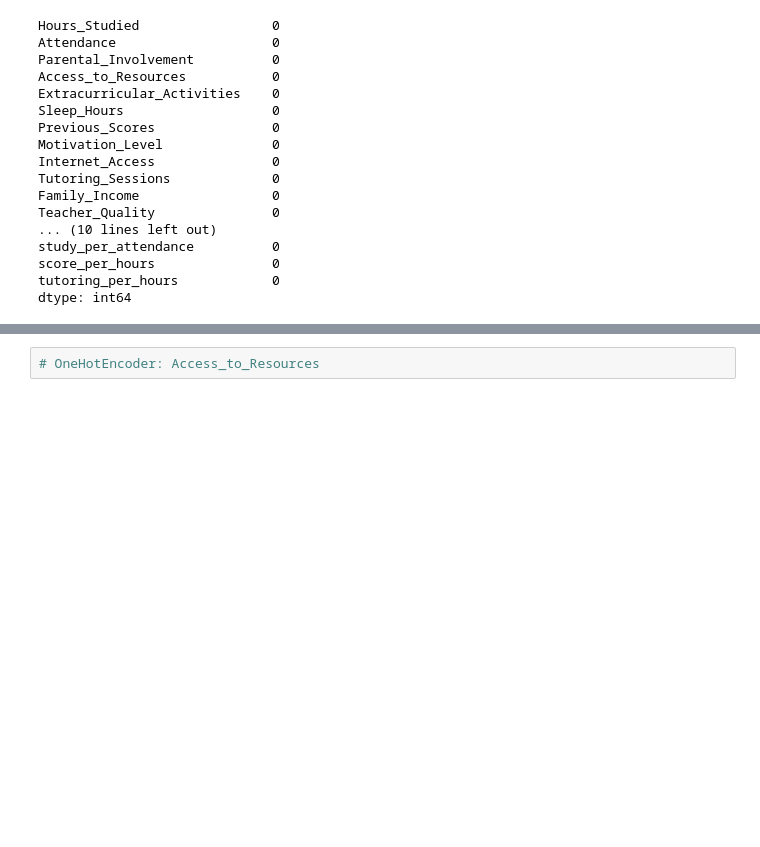
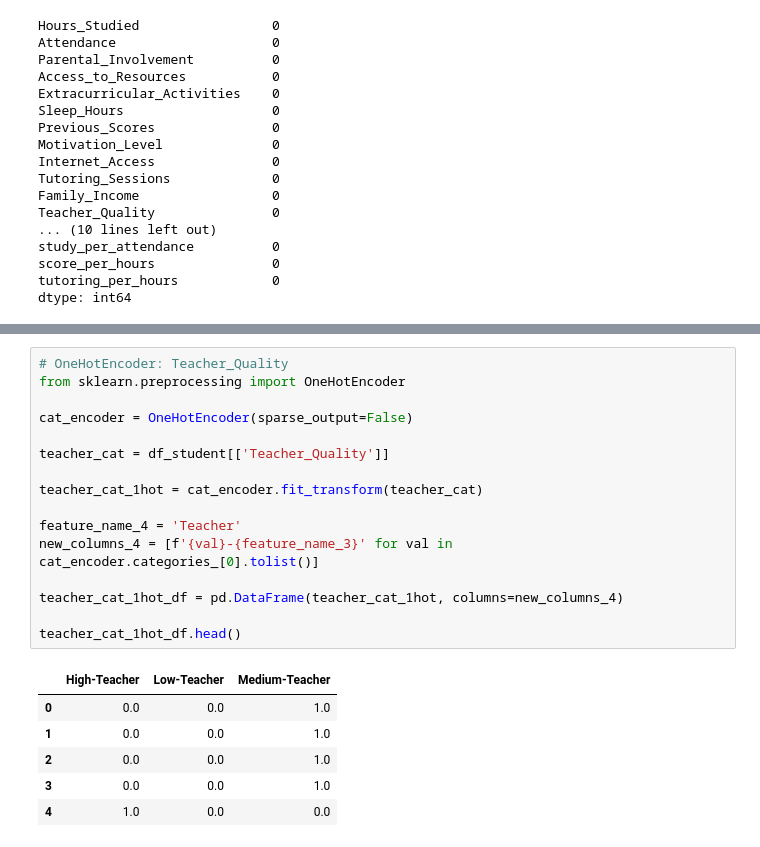
Before and after one commit to UrielReyess08/StudentPerformance_MachineLearning, a Jupyter notebook: Avance_01.ipynb, the cells around one changed output, grey strips where cells are left out. Drawn from its saved outputs; the diff is of its cells as text; blank space fills up the shorter version.

```diff
--- a/Avance_01.ipynb
+++ b/Avance_01.ipynb
@@ -242,3 +294,24 @@ housing_cat_1hot_df
 # %%
-# OneHotEncoder: Access_to_Resources
+# OneHotEncoder: Teacher_Quality
+from sklearn.preprocessing import OneHotEncoder
+
+cat_encoder = OneHotEncoder(sparse_output=False)
+
+teacher_cat = df_student[['Teacher_Quality']]
+
+teacher_cat_1hot = cat_encoder.fit_transform(teacher_cat)
+
+feature_name_4 = 'Teacher'
+new_columns_4 = [f'{val}-{feature_name_3}' for val in cat_encoder.categories_[0].tolist()]
+
+teacher_cat_1hot_df = pd.DataFrame(teacher_cat_1hot, columns=new_columns_4)
+
+teacher_cat_1hot_df.head()
+# %% [output]
+|  | High-Teacher | Low-Teacher | Medium-Teacher |
+| 0 | 0.0 | 0.0 | 1.0 |
+| 1 | 0.0 | 0.0 | 1.0 |
+| 2 | 0.0 | 0.0 | 1.0 |
+| 3 | 0.0 | 0.0 | 1.0 |
+| 4 | 1.0 | 0.0 | 0.0 |
 # %%
```
Also changed, not shown: parts of 6 cells of this notebook.
